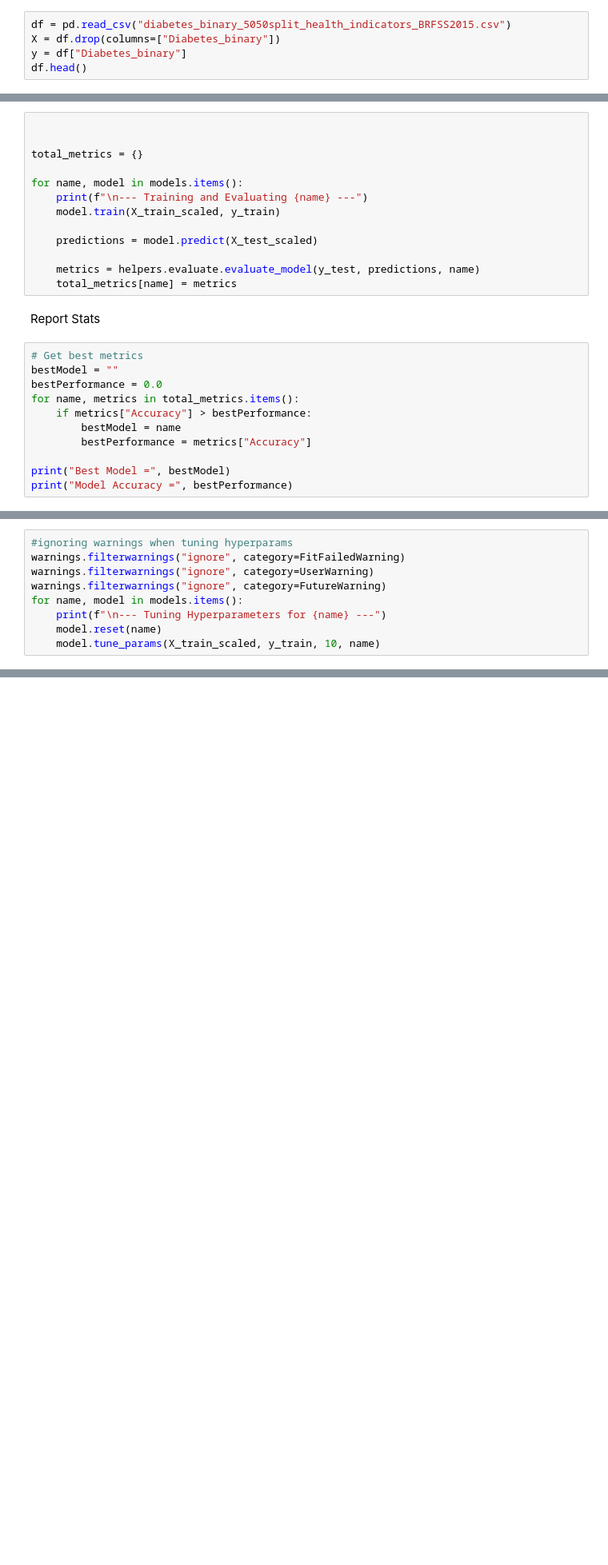
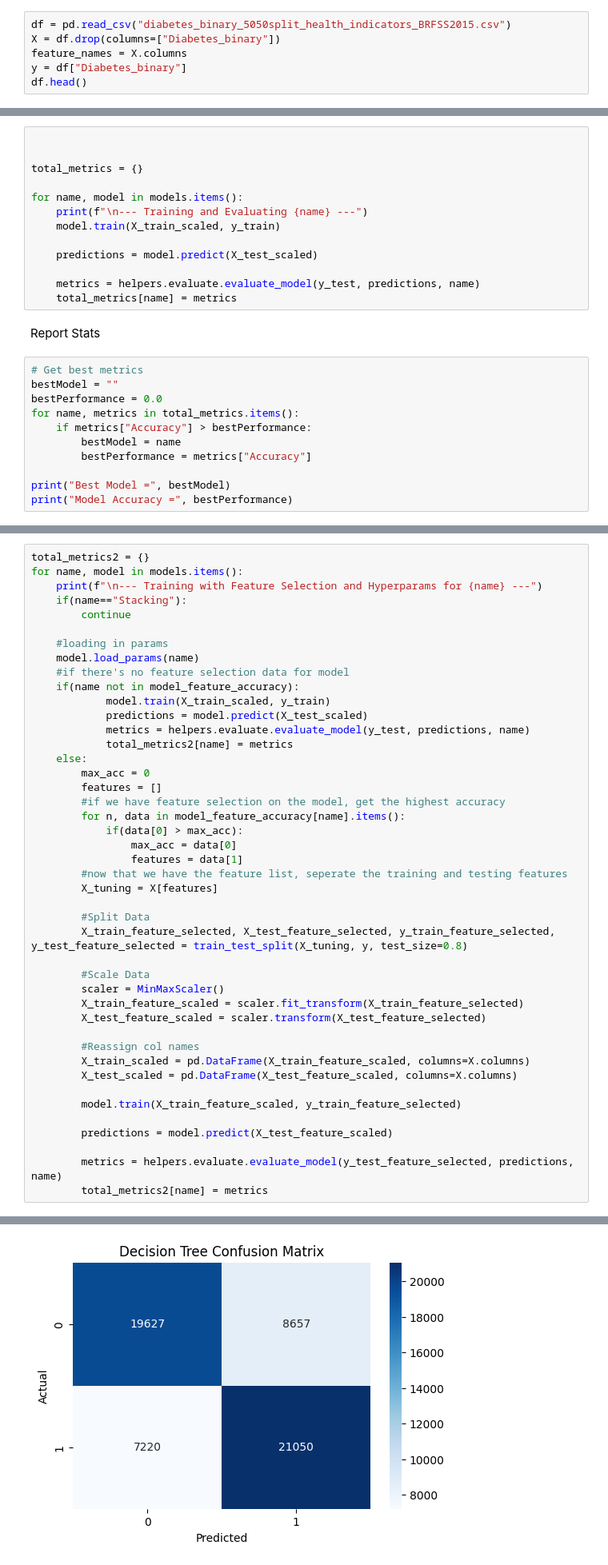
Before and after one commit to sethbehar/CIS4930-ML-Project, a Jupyter notebook: pipeline.ipynb, the cells around one changed output, grey strips where cells are left out. Shown at 80% size. Drawn from its saved outputs; the diff is of its cells as text; blank space fills up the shorter version.

Commit message:
hyperparam tuning fixes and additions

```diff
--- a/pipeline.ipynb
+++ b/pipeline.ipynb
@@ -20,6 +22,7 @@ Load in Data
 # %%
 df = pd.read_csv("diabetes_binary_5050split_health_indicators_BRFSS2015.csv")
 X = df.drop(columns=["Diabetes_binary"])
+feature_names = X.columns
 y = df["Diabetes_binary"]
 df.head()
 # %% [output]
@@ -170,9 +245,0 @@ Hyperparameter Tuning
-# %%
-#ignoring warnings when tuning hyperparams
-warnings.filterwarnings("ignore", category=FitFailedWarning)
-warnings.filterwarnings("ignore", category=UserWarning)
-warnings.filterwarnings("ignore", category=FutureWarning)
-for name, model in models.items():
-    print(f"\n--- Tuning Hyperparameters for {name} ---")
-    model.reset(name)
-    model.tune_params(X_train_scaled, y_train, 10, name)
@@ -215,0 +248,45 @@ Skipping due to error
+# %%
+total_metrics2 = {}
+for name, model in models.items():
+    print(f"\n--- Training with Feature Selection and Hyperparams for {name} ---")
+    if(name=="Stacking"):
+        continue
+
+    #loading in params
+    model.load_params(name)
+    #if there's no feature selection data for model
+    if(name not in model_feature_accuracy):
+            model.train(X_train_scaled, y_train)
+            predictions = model.predict(X_test_scaled)
+            metrics = helpers.evaluate.evaluate_model(y_test, predictions, name)
+            total_metrics2[name] = metrics
+    else:
+        max_acc = 0
+        features = []
+        #if we have feature selection on the model, get the highest accuracy
+        for n, data in model_feature_accuracy[name].items():
+            if(data[0] > max_acc):
+                max_acc = data[0]
+                features = data[1]
+        #now that we have the feature list, seperate the training and testing features
+        X_tuning = X[features]
+
+        #Split Data
+        X_train_feature_selected, X_test_feature_selected, y_train_feature_selected, y_test_feature_selected = train_test_split(X_tuning, y, test_size=0.8)
+
+        #Scale Data
+        scaler = MinMaxScaler()
+        X_train_feature_scaled = scaler.fit_transform(X_train_feature_selected)
+        X_test_feature_scaled = scaler.transform(X_test_feature_selected)
+
+        #Reassign col names
+        X_train_scaled = pd.DataFrame(X_train_feature_scaled, columns=X.columns)
+        X_test_scaled = pd.DataFrame(X_test_feature_scaled, columns=X.columns)
+
+        model.train(X_train_feature_scaled, y_train_feature_selected)
+
+        predictions = model.predict(X_test_feature_scaled)
+
+        metrics = helpers.evaluate.evaluate_model(y_test_feature_selected, predictions, name)
+        total_metrics2[name] = metrics
+# %% [output]
@@ -215,0 +302 @@ Skipping due to error
+[figure, added]
```
Also changed, not shown: parts of 12 cells of this notebook, 11 other files.
